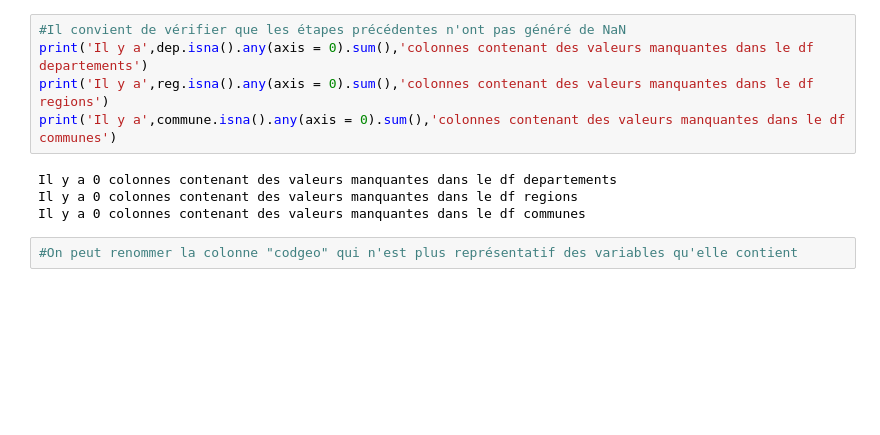
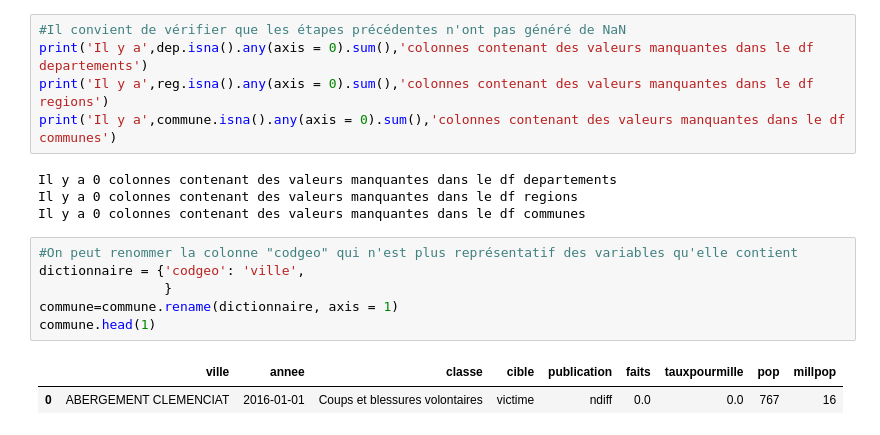
Before and after one commit to G-RELIQUET/Etude_Statistique_Delinquance, a Jupyter notebook: Etude.ipynb, the cells around one changed output. Saved outputs shown, nothing was run; the diff lists cells and outputs as text; blank space fills up the shorter version.

```diff
--- a/Etude.ipynb
+++ b/Etude.ipynb
@@ -261,4 +262,11 @@ Il y a 0 colonnes contenant des valeurs manquantes dans le df regions
 Il y a 0 colonnes contenant des valeurs manquantes dans le df communes
 # %%
 #On peut renommer la colonne "codgeo" qui n'est plus représentatif des variables qu'elle contient
+dictionnaire = {'codgeo': 'ville',
+                }
+commune=commune.rename(dictionnaire, axis = 1)
+commune.head(1)
+# %% [output]
+|  | ville | annee | classe | cible | publication | faits | tauxpourmille | pop | millpop |
+| 0 | ABERGEMENT CLEMENCIAT | 2016-01-01 | Coups et blessures volontaires | victime | ndiff | 0.0 | 0.0 | 767 | 16 |
 # %% [markdown]
```
Also changed, not shown: parts of 6 cells of this notebook, 1 other file.
